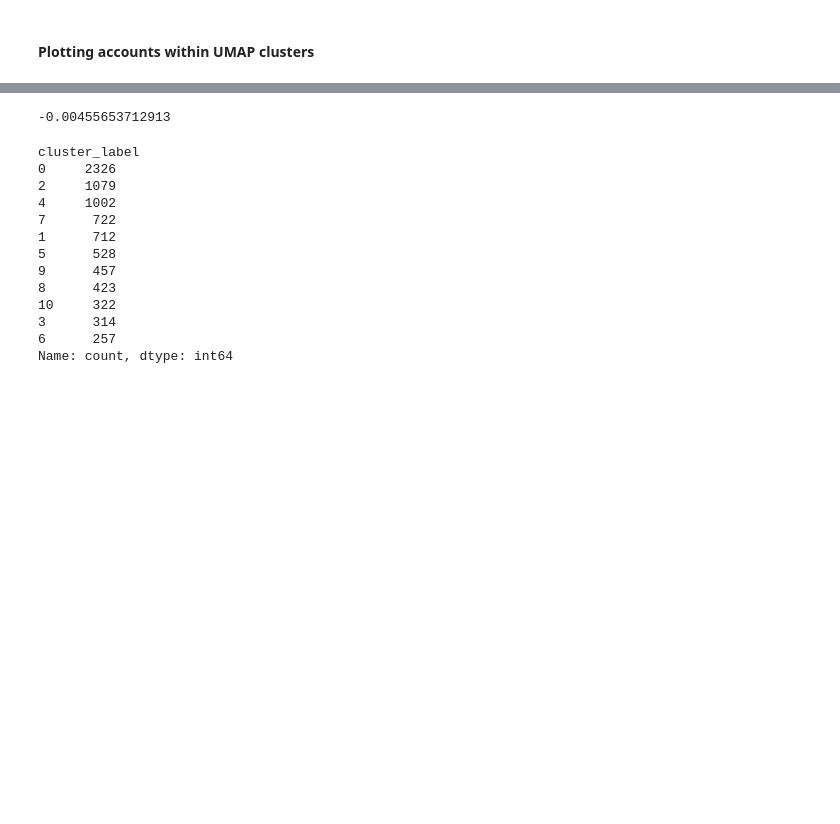
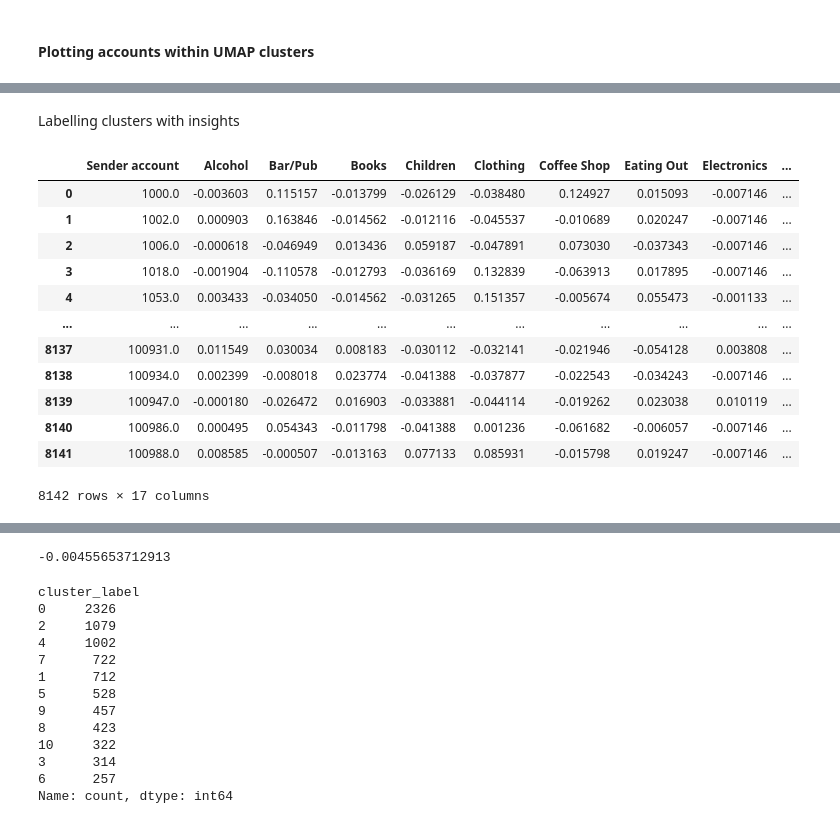
Before and after one commit to UoB-DSMP-2023-24/dsmp-2024-group34, a Jupyter notebook: Dataset_1_Clustering_spending.ipynb, the cells around one changed output, grey strips where cells are left out. Cells and saved outputs as stored; diff of their text form; code cells hidden in the pictures; blank space fills up the shorter version.

```diff
--- a/Dataset_1_Clustering_spending.ipynb
+++ b/Dataset_1_Clustering_spending.ipynb
@@ -214,3 +192,38 @@ Cluster_names = [
+# %% [markdown]
+Labelling clusters with insights
+# %%
+cluster_names = [
+    'High Coffee Low Clothing Low High-Street',
+    'High Bar/Pub',
+    'Low Supermarket High Highstreet High Children',
+    'Low Supermarket High Highstreet',
+    'High Clothing High Home',
+    'High Children',
+    'High Clothing High Coffeeshop',
+    'Low Supermarket High Highstreet High Bar/Pub',
+    'High Clothing High Children Low Bar/Pub',
+    'Low Supermarket High Highstreet High Coffeshop',
+    'High Children High Coffeeshop',
+    'Low Supermarket High Highstreet High Coffeshop High Clothing'
+]
+# %%
+spending_data['cluster_name'] = spending_data['cluster_label'].apply(lambda x: cluster_names[x])
+# %%
+spending_data
+# %% [output]
+|  | Sender account | Alcohol | Bar/Pub | Books | Children | Clothing | Coffee Shop | Eating Out | Electronics | ... |
+| 0 | 1000.0 | -0.003603 | 0.115157 | -0.013799 | -0.026129 | -0.038480 | 0.124927 | 0.015093 | -0.007146 | ... |
+| 1 | 1002.0 | 0.000903 | 0.163846 | -0.014562 | -0.012116 | -0.045537 | -0.010689 | 0.020247 | -0.007146 | ... |
+| 2 | 1006.0 | -0.000618 | -0.046949 | 0.013436 | 0.059187 | -0.047891 | 0.073030 | -0.037343 | -0.007146 | ... |
+| 3 | 1018.0 | -0.001904 | -0.110578 | -0.012793 | -0.036169 | 0.132839 | -0.063913 | 0.017895 | -0.007146 | ... |
+| 4 | 1053.0 | 0.003433 | -0.034050 | -0.014562 | -0.031265 | 0.151357 | -0.005674 | 0.055473 | -0.001133 | ... |
+| ... | ... | ... | ... | ... | ... | ... | ... | ... | ... | ... |
+| 8137 | 100931.0 | 0.011549 | 0.030034 | 0.008183 | -0.030112 | -0.032141 | -0.021946 | -0.054128 | 0.003808 | ... |
+| 8138 | 100934.0 | 0.002399 | -0.008018 | 0.023774 | -0.041388 | -0.037877 | -0.022543 | -0.034243 | -0.007146 | ... |
+| 8139 | 100947.0 | -0.000180 | -0.026472 | 0.016903 | -0.033881 | -0.044114 | -0.019262 | 0.023038 | 0.010119 | ... |
+| 8140 | 100986.0 | 0.000495 | 0.054343 | -0.011798 | -0.041388 | 0.001236 | -0.061682 | -0.006057 | -0.007146 | ... |
+| 8141 | 100988.0 | 0.008585 | -0.000507 | -0.013163 | 0.077133 | 0.085931 | -0.015798 | 0.019247 | -0.007146 | ... |
+8142 rows × 17 columns
 # %%
 for account_name, account_data in sample_accounts.iterrows():
     plt.figure(figsize=(8, 4))
```
Also changed, not shown: parts of 10 cells of this notebook, 3 other files.
